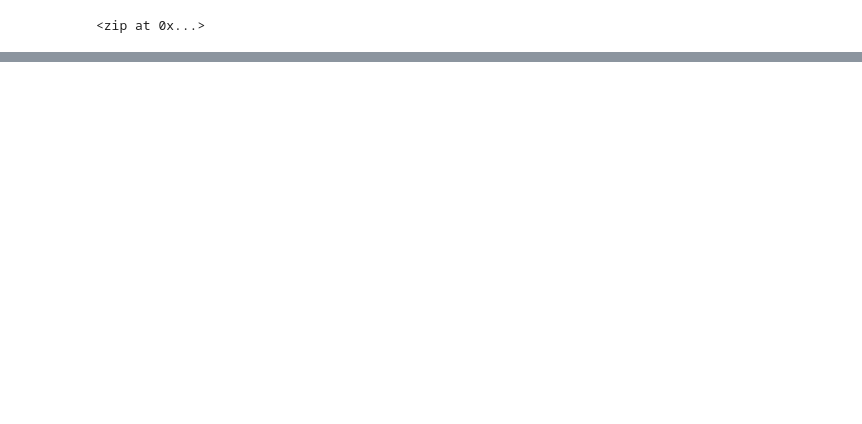
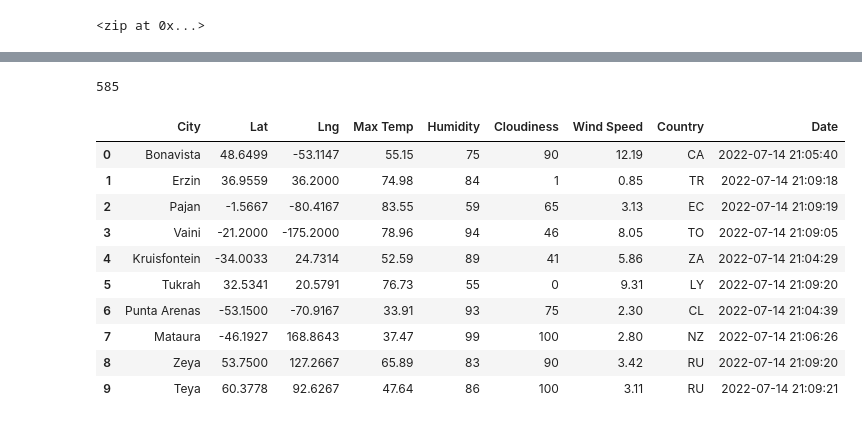
Before and after one commit to ksdisch/World_Weather_Analysis, a Jupyter notebook: WeatherPy.ipynb, the cells around one changed output, grey strips where cells are left out. Cells and saved outputs as stored; diff of their text form; code cells hidden in the pictures; blank space fills up the shorter version.

```diff
--- a/WeatherPy.ipynb
+++ b/WeatherPy.ipynb
@@ -53,0 +142,19 @@ len(cities)
+# %%
+len(city_data)
+# %% [output]
+585
+# %%
+city_data_df = pd.DataFrame(city_data)
+city_data_df.head(10)
+# %% [output]
+|  | City | Lat | Lng | Max Temp | Humidity | Cloudiness | Wind Speed | Country | Date |
+| 0 | Bonavista | 48.6499 | -53.1147 | 55.15 | 75 | 90 | 12.19 | CA | 2022-07-14 21:05:40 |
+| 1 | Erzin | 36.9559 | 36.2000 | 74.98 | 84 | 1 | 0.85 | TR | 2022-07-14 21:09:18 |
+| 2 | Pajan | -1.5667 | -80.4167 | 83.55 | 59 | 65 | 3.13 | EC | 2022-07-14 21:09:19 |
+| 3 | Vaini | -21.2000 | -175.2000 | 78.96 | 94 | 46 | 8.05 | TO | 2022-07-14 21:09:05 |
+| 4 | Kruisfontein | -34.0033 | 24.7314 | 52.59 | 89 | 41 | 5.86 | ZA | 2022-07-14 21:04:29 |
+| 5 | Tukrah | 32.5341 | 20.5791 | 76.73 | 55 | 0 | 9.31 | LY | 2022-07-14 21:09:20 |
+| 6 | Punta Arenas | -53.1500 | -70.9167 | 33.91 | 93 | 75 | 2.30 | CL | 2022-07-14 21:04:39 |
+| 7 | Mataura | -46.1927 | 168.8643 | 37.47 | 99 | 100 | 2.80 | NZ | 2022-07-14 21:06:26 |
+| 8 | Zeya | 53.7500 | 127.2667 | 65.89 | 83 | 90 | 3.42 | RU | 2022-07-14 21:09:20 |
+| 9 | Teya | 60.3778 | 92.6267 | 47.64 | 86 | 100 | 3.11 | RU | 2022-07-14 21:09:21 |
```
Also changed, not shown: parts of 6 cells of this notebook, 1 other file.
